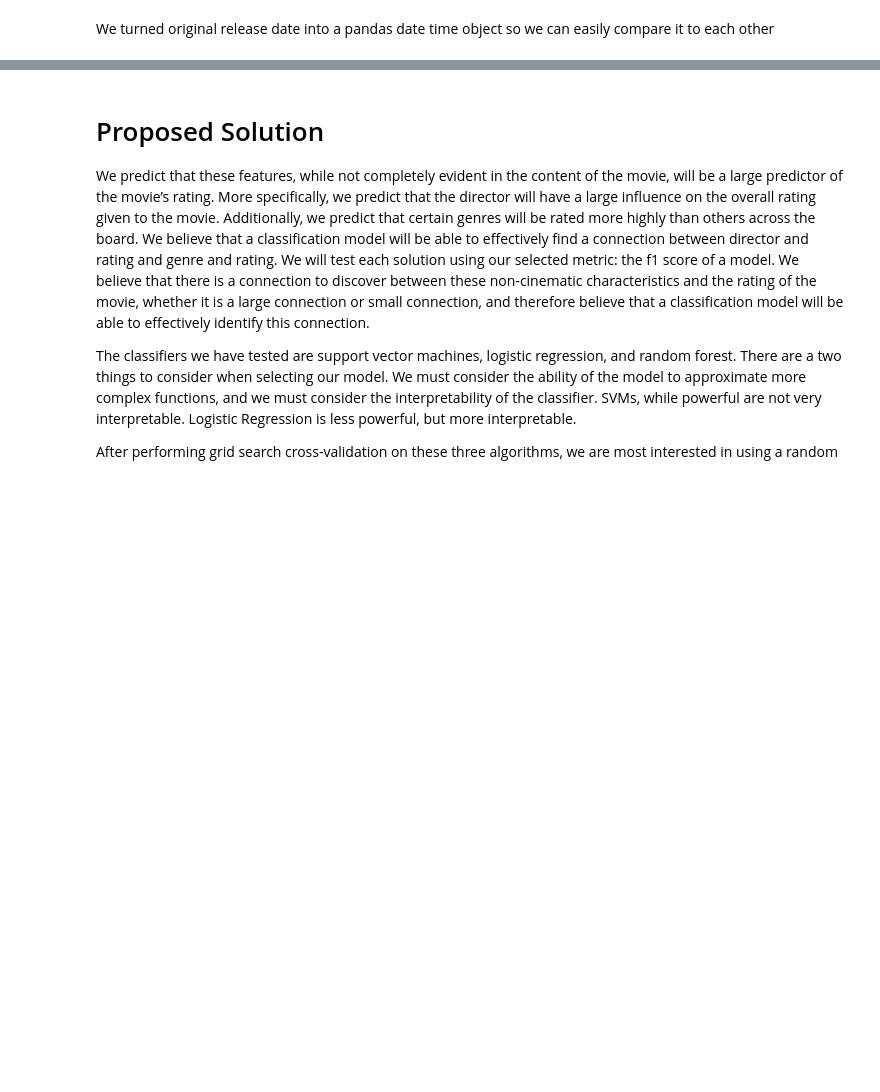
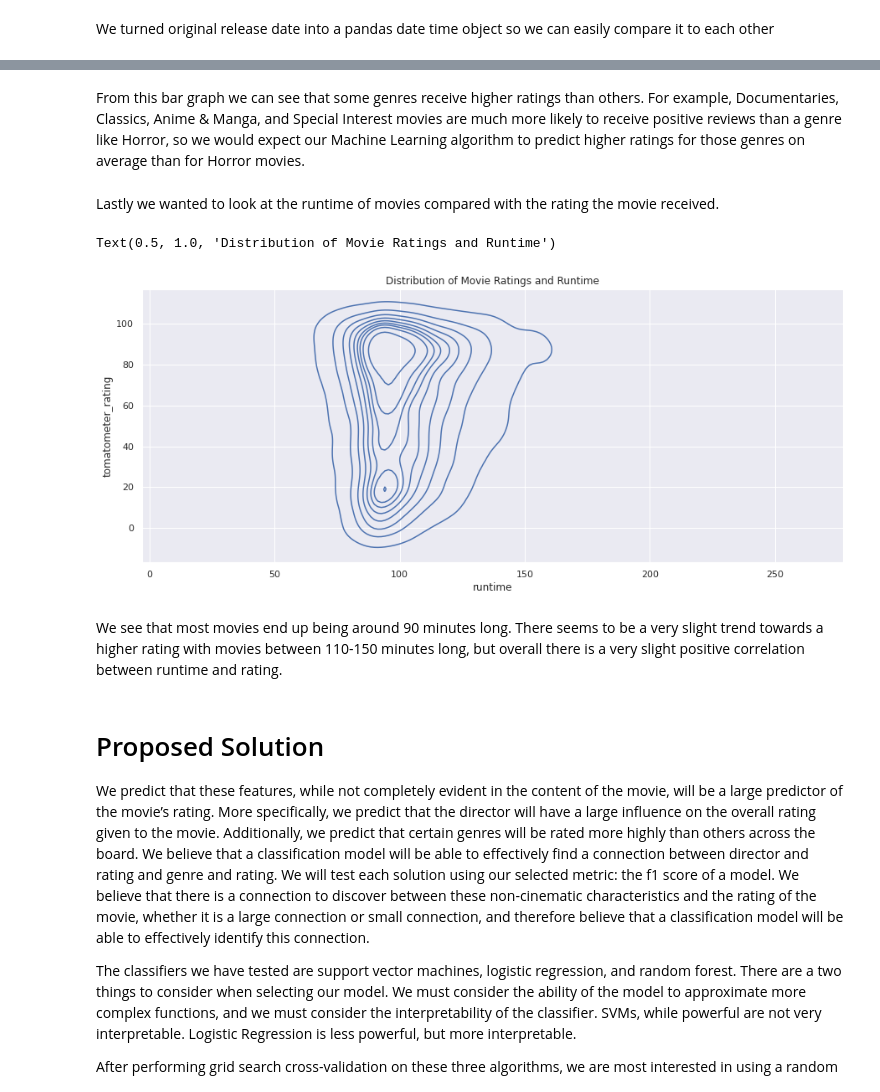
Before and after one commit to J-Singletary/RottenTomatoes-MLProject, a Jupyter notebook: FinalProjectGroup028-Wi23.ipynb, the cells around one changed output, grey strips where cells are left out. Drawn from its saved outputs; the diff is of its cells as text; code cells hidden in the pictures; blank space fills up the shorter version.

```diff
--- a/FinalProjectGroup028-Wi23.ipynb
+++ b/FinalProjectGroup028-Wi23.ipynb
@@ -136,3 +229,16 @@ movies.head()
+# %% [markdown]
+From this bar graph we can see that some genres receive higher ratings than others. For example, Documentaries, Classics, Anime & Manga, and Special Interest movies are much more likely to receive positive reviews than a genre like Horror, so we would expect our Machine Learning algorithm to predict higher ratings for those genres on average than for Horror movies.
+# %% [markdown]
+Lastly we wanted to look at the runtime of movies compared with the rating the movie received.
+# %%
+sns.set(rc={"figure.figsize":(15, 6)})
+plot = sns.kdeplot(x=movies['runtime'], y=movies['tomatometer_rating'])
+plot.set_title("Distribution of Movie Ratings and Runtime")
+# %% [output]
+Text(0.5, 1.0, 'Distribution of Movie Ratings and Runtime')
+[figure, added]
+# %% [markdown]
+We see that most movies end up being around 90 minutes long. There seems to be a very slight trend towards a higher rating with movies between 110-150 minutes long, but overall there is a very slight positive correlation between runtime and rating.
 # %% [markdown]
 # Proposed Solution
 
```
Also changed, not shown: parts of 13 cells of this notebook.
